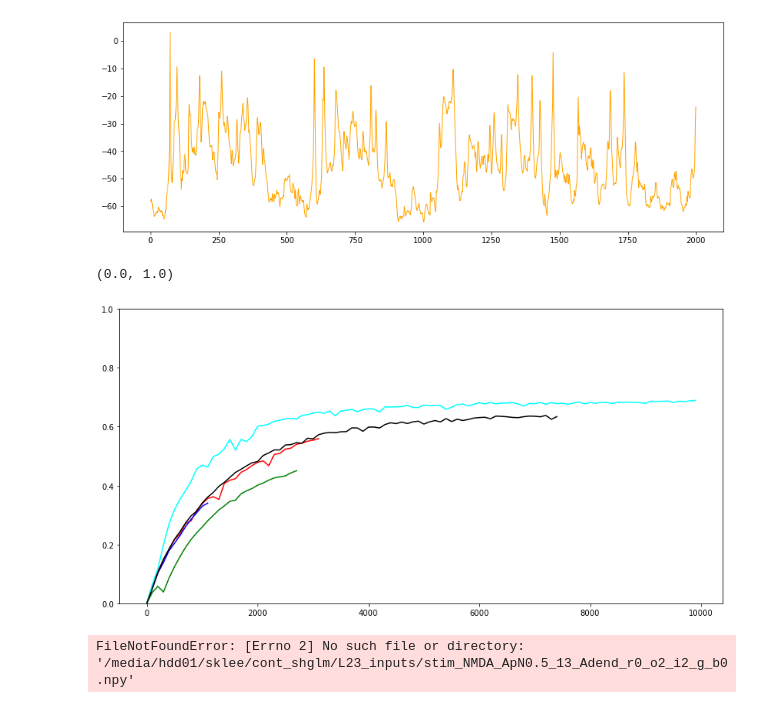
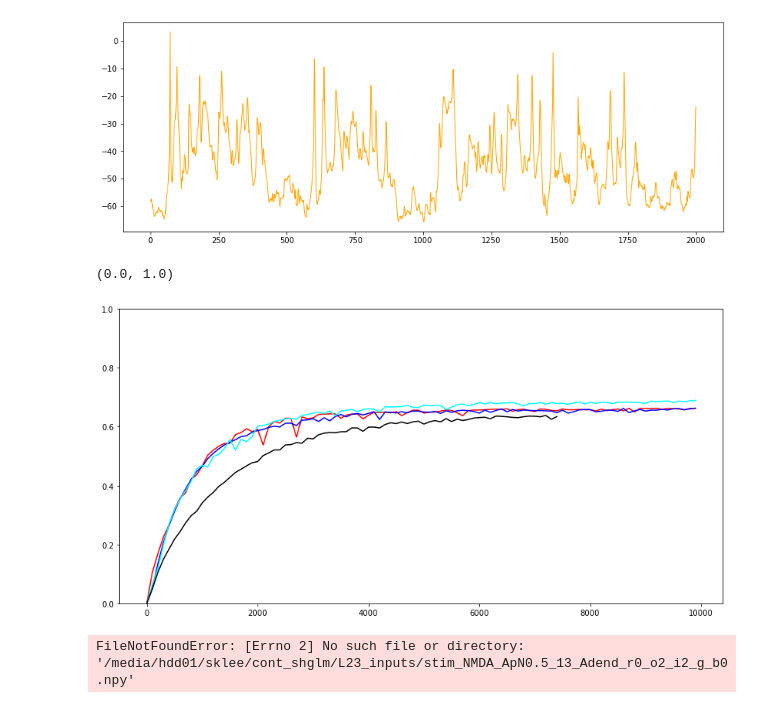
Before and after one commit to yjkimnada/cambridge, a Jupyter notebook: shGLM/plotting2.ipynb, the cells around one changed output. Drawn from its saved outputs; the diff is of its cells as text; code cells hidden in the pictures.

```diff
--- a/shGLM/plotting2.ipynb
+++ b/shGLM/plotting2.ipynb
@@ -39,25 +39,24 @@ print(hist4)
 (array([ 9071, 15964,  9610,  6347,  5042,  1591]), array([-70, -60, -50, -40, -30, -20, -10]))
 [figure]
 # %%
-S1 = np.load("/media/hdd01/sklee/cont_shglm/burst_L23_stepS_finalspike_noconstraint_test_scores.npy")
-S2 = np.load("/media/hdd01/sklee/cont_shglm/burst_L23_NS_finalspike_noconstraint_test_scores.npy")
-S3 = np.load("/media/hdd01/sklee/cont_shglm/burst_L23_lifS_finalspike_noconstraint_test_scores.npy")
+S1 = np.load("/media/hdd01/sklee/cont_shglm/burst_L23_stepS_parallel_test_scores.npy")
+S2 = np.load("/media/hdd01/sklee/cont_shglm/burst_L23_NS_test_scores.npy")
+#S3 = np.load("/media/hdd01/sklee/cont_shglm/burst_L23_stepS_finalspike_bigzeroconstraint_test_scores.npy")
 
 S = np.load("/media/hdd01/sklee/cont_shglm/SAVE_burst_L23_stepS_finalspike_exactconstraint_test_scores.npy")
 NS = np.load("/media/hdd01/sklee/cont_shglm/SAVE_burst_L23_2NS_test_scores.npy")
-#NS = np.load("/media/hdd01/sklee/cont_shglm/SAVE_burst_L23_gumbelNS_test_scores.npy")
 # %%
 plt.figure(figsize=(14,7))
-plt.plot(S1[:32,0],S1[:32,1], color="red")
-plt.plot(S2[:12,0],S2[:12,1], color="blue")
-plt.plot(S3[:28,0],S3[:28,1], color="green")
+plt.plot(S1[:,0],S1[:,1], color="red")
+plt.plot(S2[:,0],S2[:,1], color="blue")
+#plt.plot(S3[:50,0],S3[:50,1], color="green")
 
 plt.plot(S[:,0],S[:,1], color="cyan")
 plt.plot(NS[:75,0], NS[:75,1], color="black")
 plt.ylim(0,1)
 # %% [output]
 (0.0, 1.0)
-[figure, old version]
+[figure, new version]
 # %%
 old = np.load("/media/hdd01/sklee/cont_shglm/L23_inputs/stim_NMDA_ApN0.5_13_Adend_r0_o2_i2_g_b0.npy")
 new = np.load("/media/hdd01/sklee/cont_shglm/L23_inputs/stim_NMDA_ApN0.5_13_Adend_r0_o2_i2_g_b2.5.npy")
```
Also changed, not shown: 4 other files.
